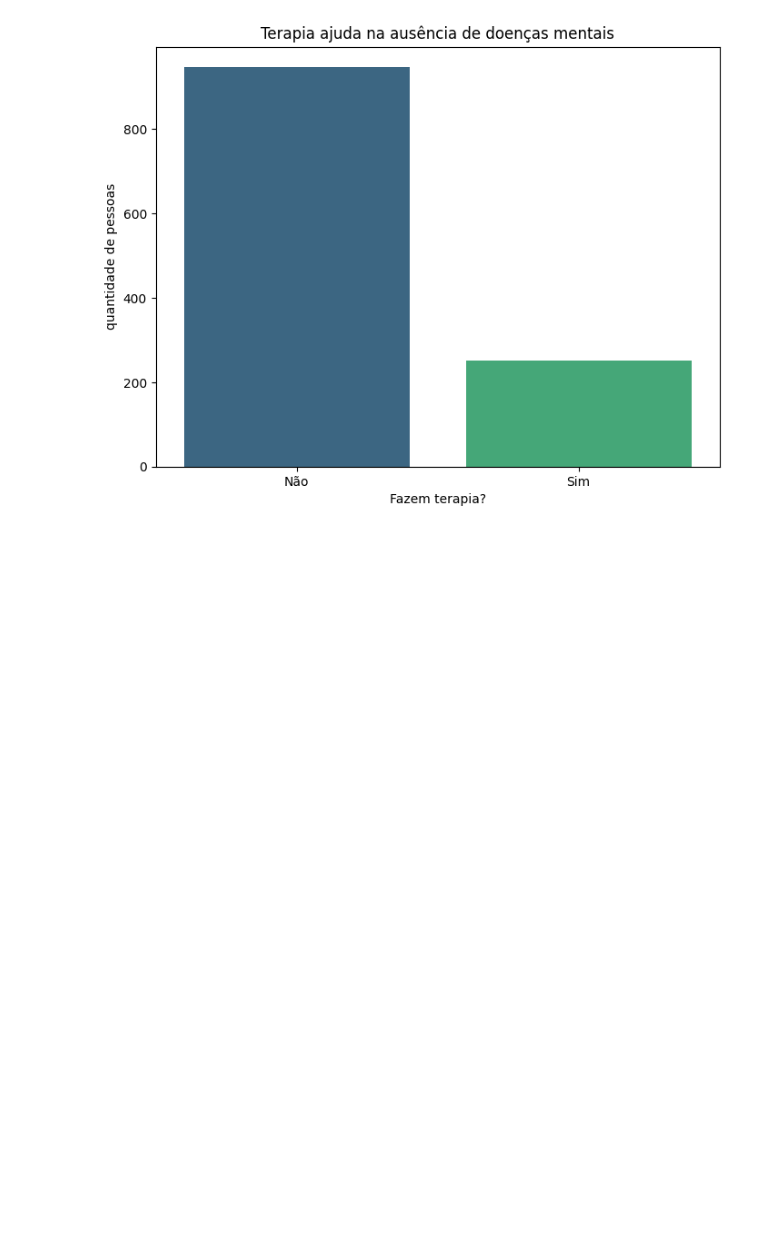
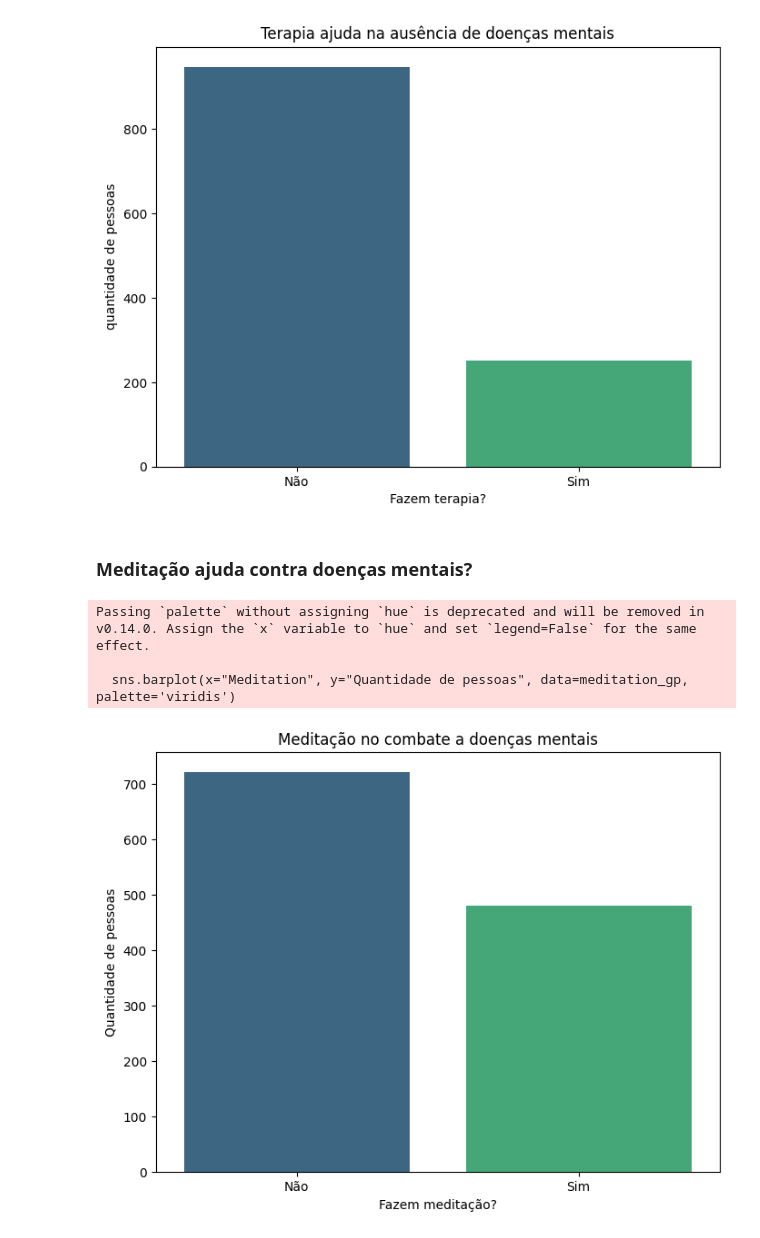
Before and after one commit to petersonwilliam-dev/analise-de-dados-ansiedade, a Jupyter notebook: analise.ipynb, the cells around one changed output. Cells and saved outputs as stored; diff of their text form; code cells hidden in the pictures; blank space fills up the shorter version.

```diff
--- a/analise.ipynb
+++ b/analise.ipynb
@@ -41,3 +40,19 @@ Passing `palette` without assigning `hue` is deprecated and will be removed in v
 
   sns.barplot(x="Therapy", y="quantidade de pessoas", data=terapia_gp, palette='viridis')
 [figure]
+# %% [markdown]
+<h3><b>Meditação ajuda contra doenças mentais?</b></h3>
+# %%
+meditation_gp = dados.groupby(['Meditation']).size().reset_index(name="Quantidade de pessoas")
+plt.figure(figsize=(8,6))
+sns.barplot(x="Meditation", y="Quantidade de pessoas", data=meditation_gp, palette='viridis')
+plt.xlabel("Fazem meditação?")
+plt.ylabel("Quantidade de pessoas")
+plt.title("Meditação no combate a doenças mentais")
+plt.xticks(ticks=[0,1], labels=['Não', 'Sim'])
+plt.show()
+# %% [output]
+Passing `palette` without assigning `hue` is deprecated and will be removed in v0.14.0. Assign the `x` variable to `hue` and set `legend=False` for the same effect.
+
+  sns.barplot(x="Meditation", y="Quantidade de pessoas", data=meditation_gp, palette='viridis')
+[figure, added]
```
Also changed, not shown: parts of 3 cells of this notebook.
